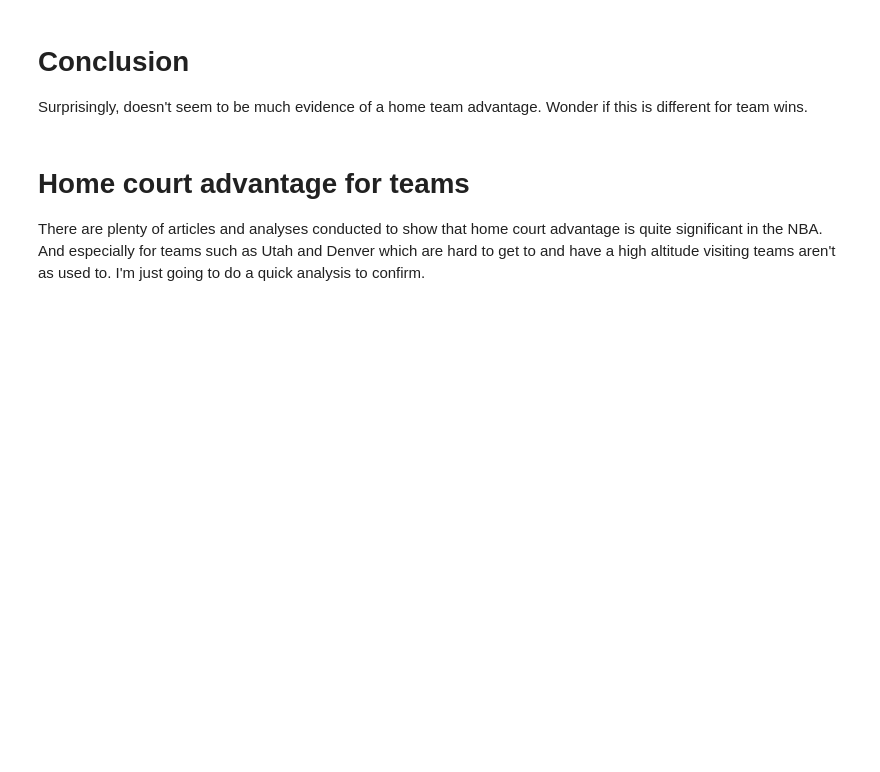
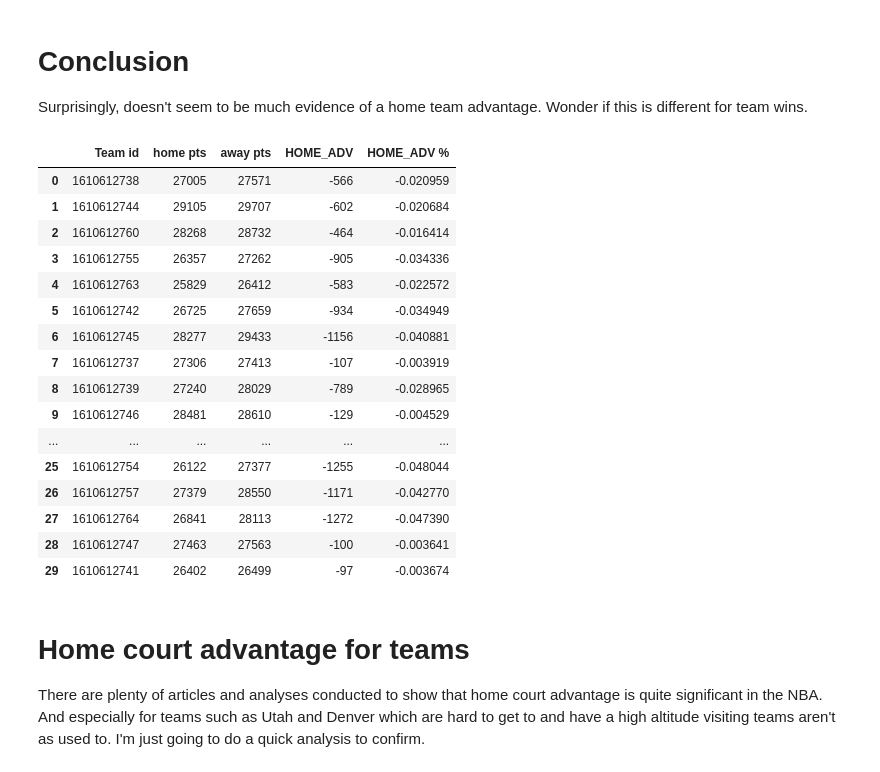
Before and after one commit to johnny-wong/nba_stats, a Jupyter notebook: Notebooks/Analysis/6. Home team advantage.ipynb, the cells around one changed output. Drawn from its saved outputs; the diff is of its cells as text; code cells hidden in the pictures; blank space fills up the shorter version.

Commit message:
Add team points analysis

```diff
--- a/Notebooks/Analysis/6. Home team advantage.ipynb
+++ b/Notebooks/Analysis/6. Home team advantage.ipynb
@@ -121,6 +122,39 @@ Text(0.5, 1.0, 'PTS\n0.073 proportion of p values under 0.05')
 # %% [markdown]
 # Conclusion
 Surprisingly, doesn't seem to be much evidence of a home team advantage. Wonder if this is different for team wins.
+# %%
+team_ids = nba_stats.get_games()['TEAM_ID'].unique()
+
+list_team_home_away_pts = list()
+for team_id in team_ids:
+    team_df = nba_stats.get_games()[nba_stats.get_games()['TEAM_ID'] == team_id]
+    home_away_pts = team_df.groupby('HOME_AWAY')['PTS'].sum()
+    home_pts = home_away_pts[0]
+    away_pts = home_away_pts[1]
+    list_team_home_away_pts.append([team_id, home_pts, away_pts])
+df_team_home_away_pts = pd.DataFrame(list_team_home_away_pts, columns=['Team id', 'home pts', 'away pts'])
+df_team_home_away_pts['HOME_ADV'] = df_team_home_away_pts['home pts'] - df_team_home_away_pts['away pts']
+df_team_home_away_pts['HOME_ADV %'] = df_team_home_away_pts['HOME_ADV'].div(df_team_home_away_pts['home pts'])
+# %%
+df_team_home_away_pts
+# %% [output]
+|  | Team id | home pts | away pts | HOME_ADV | HOME_ADV % |
+| 0 | 1610612738 | 27005 | 27571 | -566 | -0.020959 |
+| 1 | 1610612744 | 29105 | 29707 | -602 | -0.020684 |
+| 2 | 1610612760 | 28268 | 28732 | -464 | -0.016414 |
+| 3 | 1610612755 | 26357 | 27262 | -905 | -0.034336 |
+| 4 | 1610612763 | 25829 | 26412 | -583 | -0.022572 |
+| 5 | 1610612742 | 26725 | 27659 | -934 | -0.034949 |
+| 6 | 1610612745 | 28277 | 29433 | -1156 | -0.040881 |
+| 7 | 1610612737 | 27306 | 27413 | -107 | -0.003919 |
+| 8 | 1610612739 | 27240 | 28029 | -789 | -0.028965 |
+| 9 | 1610612746 | 28481 | 28610 | -129 | -0.004529 |
+| ... | ... | ... | ... | ... | ... |
+| 25 | 1610612754 | 26122 | 27377 | -1255 | -0.048044 |
+| 26 | 1610612757 | 27379 | 28550 | -1171 | -0.042770 |
+| 27 | 1610612764 | 26841 | 28113 | -1272 | -0.047390 |
+| 28 | 1610612747 | 27463 | 27563 | -100 | -0.003641 |
+| 29 | 1610612741 | 26402 | 26499 | -97 | -0.003674 |
 # %% [markdown]
 # Home court advantage for teams
 There are plenty of articles and analyses conducted to show that home court advantage is quite significant in the NBA. And especially for teams such as Utah and Denver which are hard to get to and have a high altitude visiting teams aren't as used to. I'm just going to do a quick analysis to confirm.
```
Also changed, not shown: parts of 4 cells of this notebook.
